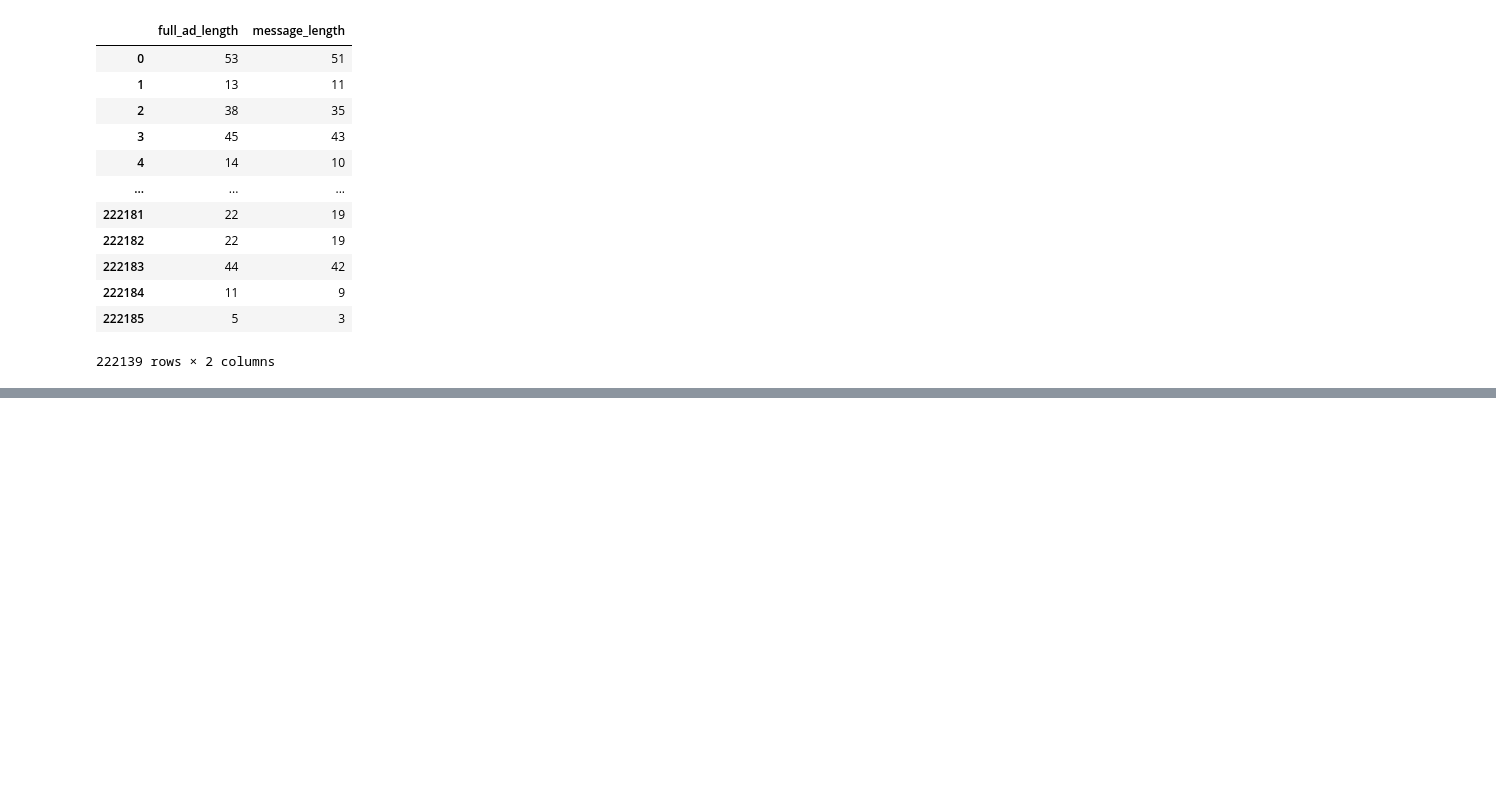
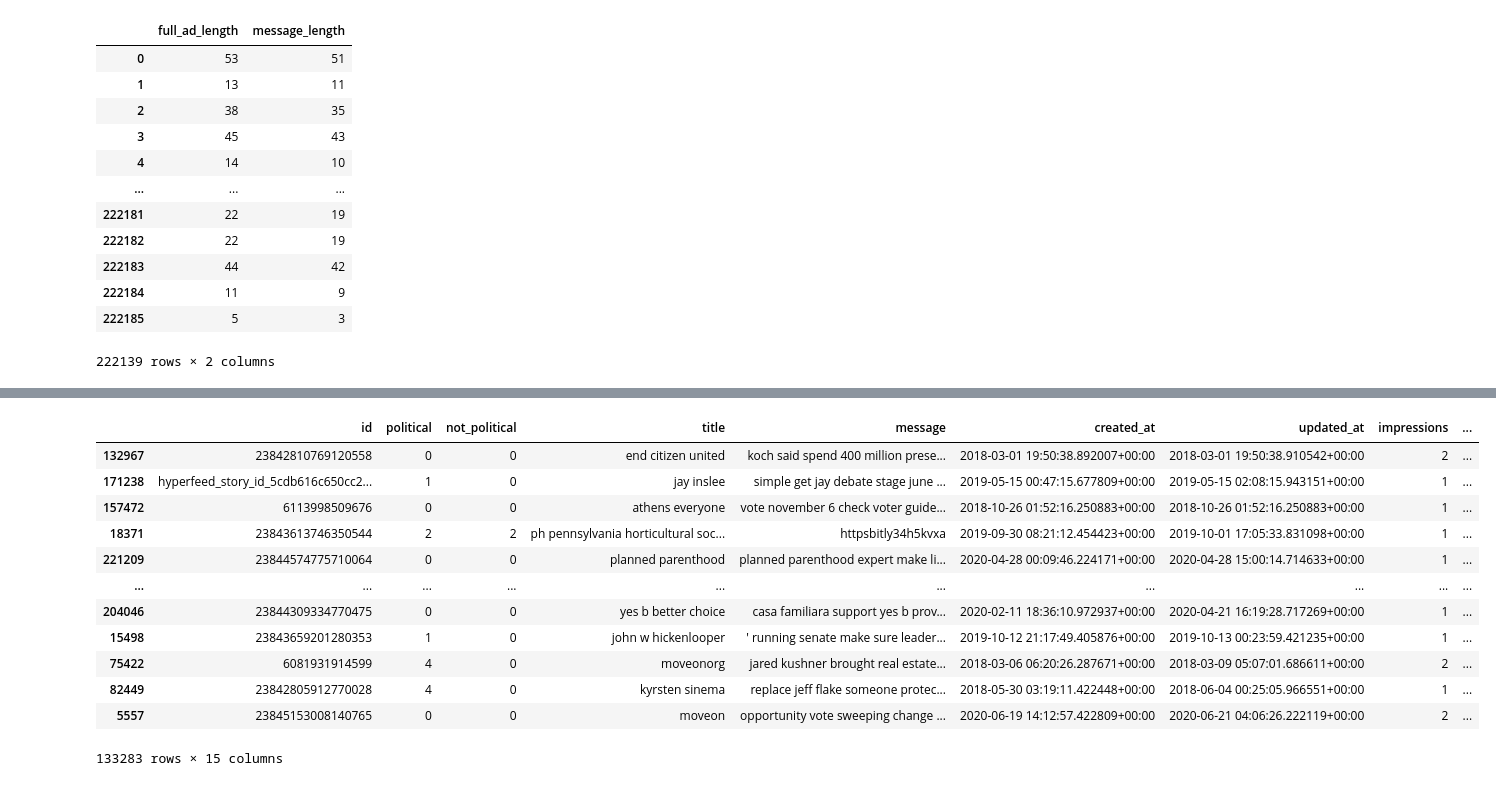
Before and after one commit to datastraine/facebook-adobserver., a Jupyter notebook: testing.ipynb, the cells around one changed output, grey strips where cells are left out. Drawn from its saved outputs; the diff is of its cells as text; code cells hidden in the pictures; blank space fills up the shorter version.

Commit message:
notebook used for testing addition feature creation and then the wrangle function

```diff
--- a/testing.ipynb
+++ b/testing.ipynb
@@ -222,0 +228,18 @@ df['socio_political_fb'] = df['socio_political_fb'].replace({True:'Political', F
+# %%
+from wrangle import wrangle
+train, validate, test = wrangle('facebookads.csv')
+train
+# %% [output]
+|  | id | political | not_political | title | message | created_at | updated_at | impressions | ... |
+| 132967 | 23842810769120558 | 0 | 0 | end citizen united | koch said spend 400 million prese... | 2018-03-01 19:50:38.892007+00:00 | 2018-03-01 19:50:38.910542+00:00 | 2 | ... |
+| 171238 | hyperfeed_story_id_5cdb616c650cc2... | 1 | 0 | jay inslee | simple get jay debate stage june ... | 2019-05-15 00:47:15.677809+00:00 | 2019-05-15 02:08:15.943151+00:00 | 1 | ... |
+| 157472 | 6113998509676 | 0 | 0 | athens everyone | vote november 6 check voter guide... | 2018-10-26 01:52:16.250883+00:00 | 2018-10-26 01:52:16.250883+00:00 | 1 | ... |
+| 18371 | 23843613746350544 | 2 | 2 | ph pennsylvania horticultural soc... | httpsbitly34h5kvxa | 2019-09-30 08:21:12.454423+00:00 | 2019-10-01 17:05:33.831098+00:00 | 1 | ... |
+| 221209 | 23844574775710064 | 0 | 0 | planned parenthood | planned parenthood expert make li... | 2020-04-28 00:09:46.224171+00:00 | 2020-04-28 15:00:14.714633+00:00 | 1 | ... |
+| ... | ... | ... | ... | ... | ... | ... | ... | ... | ... |
+| 204046 | 23844309334770475 | 0 | 0 | yes b better choice | casa familiara support yes b prov... | 2020-02-11 18:36:10.972937+00:00 | 2020-04-21 16:19:28.717269+00:00 | 1 | ... |
+| 15498 | 23843659201280353 | 1 | 0 | john w hickenlooper | ' running senate make sure leader... | 2019-10-12 21:17:49.405876+00:00 | 2019-10-13 00:23:59.421235+00:00 | 1 | ... |
+| 75422 | 6081931914599 | 4 | 0 | moveonorg | jared kushner brought real estate... | 2018-03-06 06:20:26.287671+00:00 | 2018-03-09 05:07:01.686611+00:00 | 2 | ... |
+| 82449 | 23842805912770028 | 4 | 0 | kyrsten sinema | replace jeff flake someone protec... | 2018-05-30 03:19:11.422448+00:00 | 2018-06-04 00:25:05.966551+00:00 | 1 | ... |
+| 5557 | 23845153008140765 | 0 | 0 | moveon | opportunity vote sweeping change ... | 2020-06-19 14:12:57.422809+00:00 | 2020-06-21 04:06:26.222119+00:00 | 2 | ... |
+133283 rows × 15 columns
```
Also changed, not shown: parts of 4 cells of this notebook.
